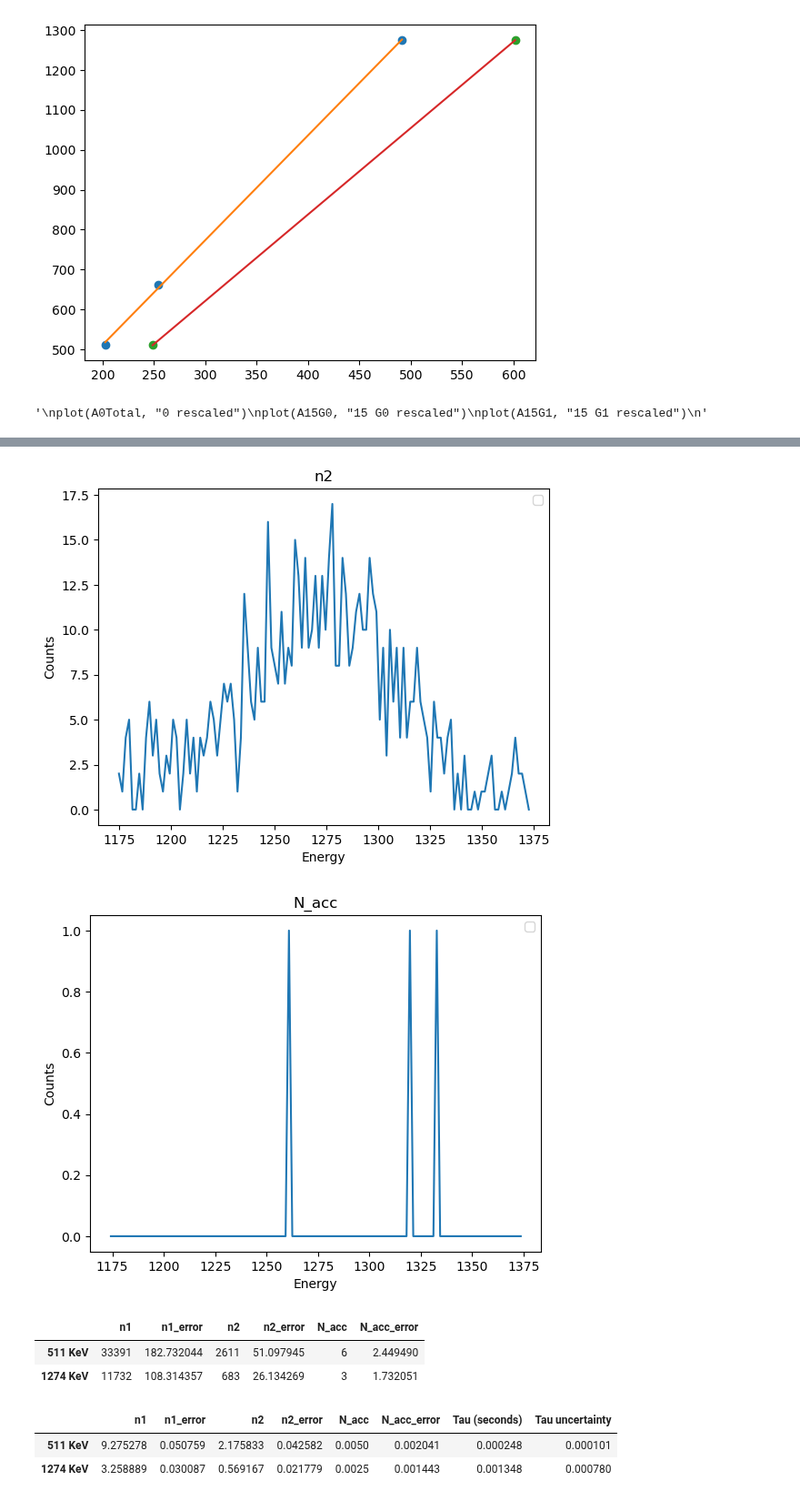
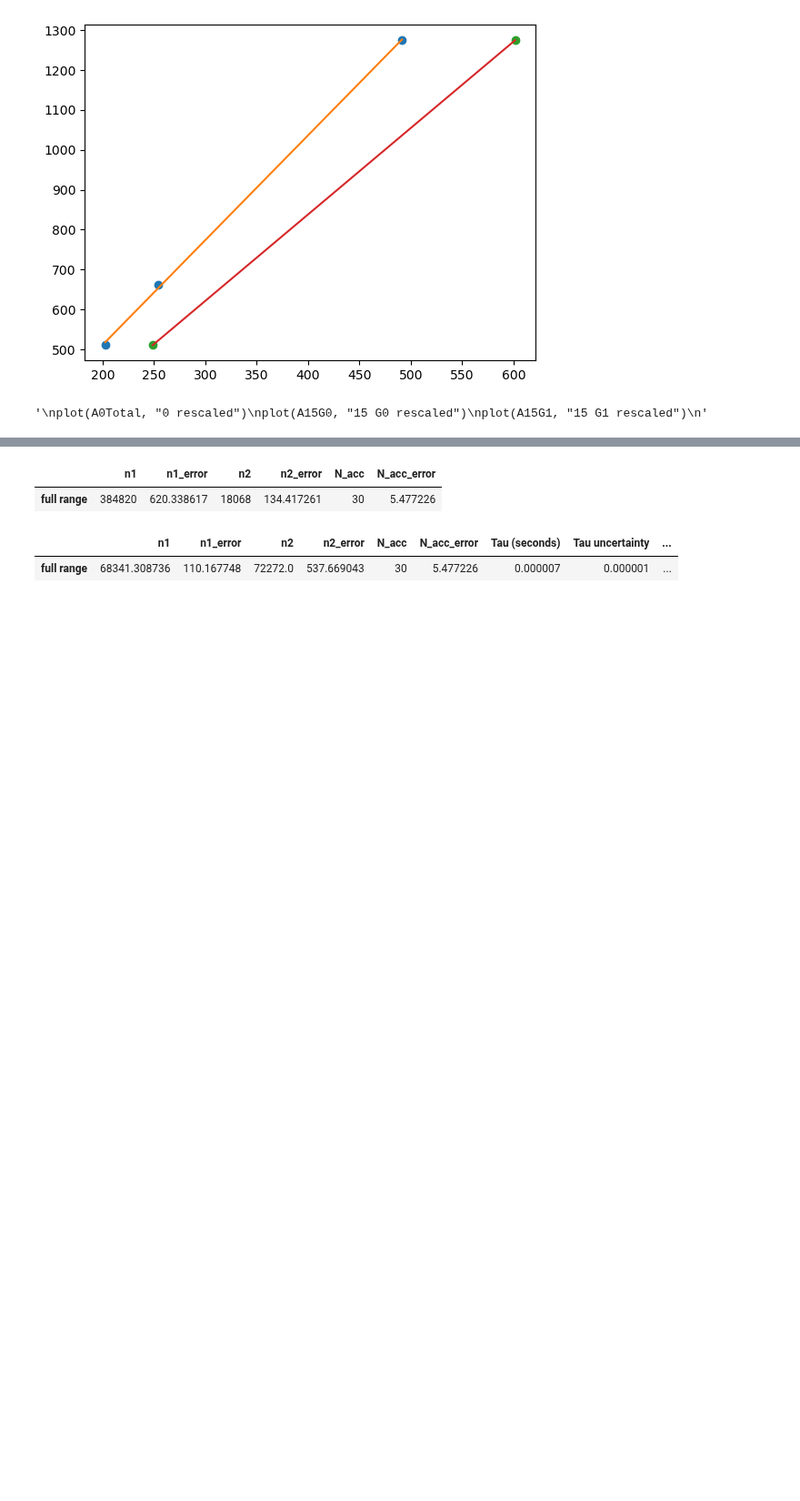
Before and after one commit to Steinburglar/advanced_exp, a Jupyter notebook: FAFO/Positron.ipynb, the cells around one changed output, grey strips where cells are left out. Shown at 91% size. Cells and saved outputs as stored; diff of their text form; code cells hidden in the pictures; blank space fills up the shorter version.

```diff
--- a/FAFO/Positron.ipynb
+++ b/FAFO/Positron.ipynb
@@ -27,10 +27,10 @@ plot_raw(A0Total, "0 Total")
 
 
 annihilation_roi = trim_df(A0Total, 185, 220)
-plot_guassian_fit(annihilation_roi, angle = "0 Annihilation ROI")
+plot_guassian_fit(annihilation_roi, angle = "0 Annihilation ROI", p0_overide=[1000, 200, 20])
 
 cesium_roi = trim_df(A0Total, 240, 275)
-plot_guassian_fit(cesium_roi, angle = "0 Cesium ROI")
+plot_guassian_fit(cesium_roi, angle = "0 Cesium ROI", p0_overide=[500, 260, 20])
 
 high_roi = trim_df(A0Total, 460, 520)
 plot_guassian_fit(high_roi, angle = "0 High ROI", p0_overide=[175,490,20,])
@@ -72,5 +72,5 @@ dict_keys([-6, -5, -4, -3, -2, -1, 0, 1, 2, 3, 4, 5, 6])
 3        4      3.023679       0
 4        5      3.779599       0
 # %%
-#for angle, df in dfs.items():
-    #plot_raw(df, angle)
+for angle, df in dfs.items():
+    plot_raw(df, angle)
@@ -148,24 +161,39 @@ plot(A15G1, "15 G1 rescaled")
 '\nplot(A0Total, "0 rescaled")\nplot(A15G0, "15 G0 rescaled")\nplot(A15G1, "15 G1 rescaled")\n'
 # %%
 observations = {"n1": A0Total, "n2": A15G0, "N_acc": A15G1}
-index = ["511 KeV", "1274 KeV"]
+index = ["full range"]
 unnormalized_rates = pd.DataFrame(index=index)
+
+"""
 for key, df in observations.items():
-    roi511 = trim_df(df, 511-40, 511+40)
+    roi511 = trim_df(df, 511-35, 511+35)
+    plot(roi511, key)
     counts511 = roi511["Counts"].sum()
 
-    roi1274 = trim_df(df, 1274-100, 1274+100)
+    roi1274 = trim_df(df, 1274-75, 1274+75)
     plot(roi1274, key)
     counts1274 = roi1274["Counts"].sum()
     unnormalized_rates[key] = [counts511, counts1274]
     unnormalized_rates[key+"_error"] = [np.sqrt(counts511), np.sqrt(counts1274)]
+"""
+for key, df in observations.items():
+    if key == "_N_acc":
+        roi = trim_df(df, 511-35, 511+35)
+        plot(roi, key)
+        counts = roi["Counts"].sum()
+    else:
+        counts = df["Counts"].sum()
+    unnormalized_rates[key] = [counts]
+    unnormalized_rates[key+"_error"] = [np.sqrt(counts)]
+
 display(unnormalized_rates)
 
 rates = time_normalize(unnormalized_rates.copy())
 
 
 
-rates["Tau (seconds)"] = (rates["N_acc"] / (rates["n1"] * rates["n2"]))
-rates["Tau uncertainty"] = window_error(rates["n1"], rates["n2"], rates["n1_error"], rates["n2_error"], rates["N_acc"], rates["N_acc_error"])
+rates["Tau (seconds)"] = (rates["N_acc"] / (rates["n1"] * rates["n2"]))*1200
+rates["Tau uncertainty"] = window_error(rates["n1"], rates["n2"], rates["n1_error"], rates["n2_error"], rates["N_acc"], rates["N_acc_error"])*1200
+rates["N_predicted"] = rates["n1"] * rates["n2"] * 250e-9 #calculate the predicted N using known tau value
 display(rates)
 # %% [output]
@@ -173,8 +200,4 @@ display(rates)
-[figure, removed]
-[figure, removed]
 |  | n1 | n1_error | n2 | n2_error | N_acc | N_acc_error |
-| 511 KeV | 33391 | 182.732044 | 2611 | 51.097945 | 6 | 2.449490 |
-| 1274 KeV | 11732 | 108.314357 | 683 | 26.134269 | 3 | 1.732051 |
+| full range | 384820 | 620.338617 | 18068 | 134.417261 | 30 | 5.477226 |
-|  | n1 | n1_error | n2 | n2_error | N_acc | N_acc_error | Tau (seconds) | Tau uncertainty |
-| 511 KeV | 9.275278 | 0.050759 | 2.175833 | 0.042582 | 0.0050 | 0.002041 | 0.000248 | 0.000101 |
-| 1274 KeV | 3.258889 | 0.030087 | 0.569167 | 0.021779 | 0.0025 | 0.001443 | 0.001348 | 0.000780 |
+|  | n1 | n1_error | n2 | n2_error | N_acc | N_acc_error | Tau (seconds) | Tau uncertainty | ... |
+| full range | 68341.308736 | 110.167748 | 72272.0 | 537.669043 | 30 | 5.477226 | 0.000007 | 0.000001 | ... |
```
Also changed, not shown: parts of 8 cells of this notebook, 6 other files.
